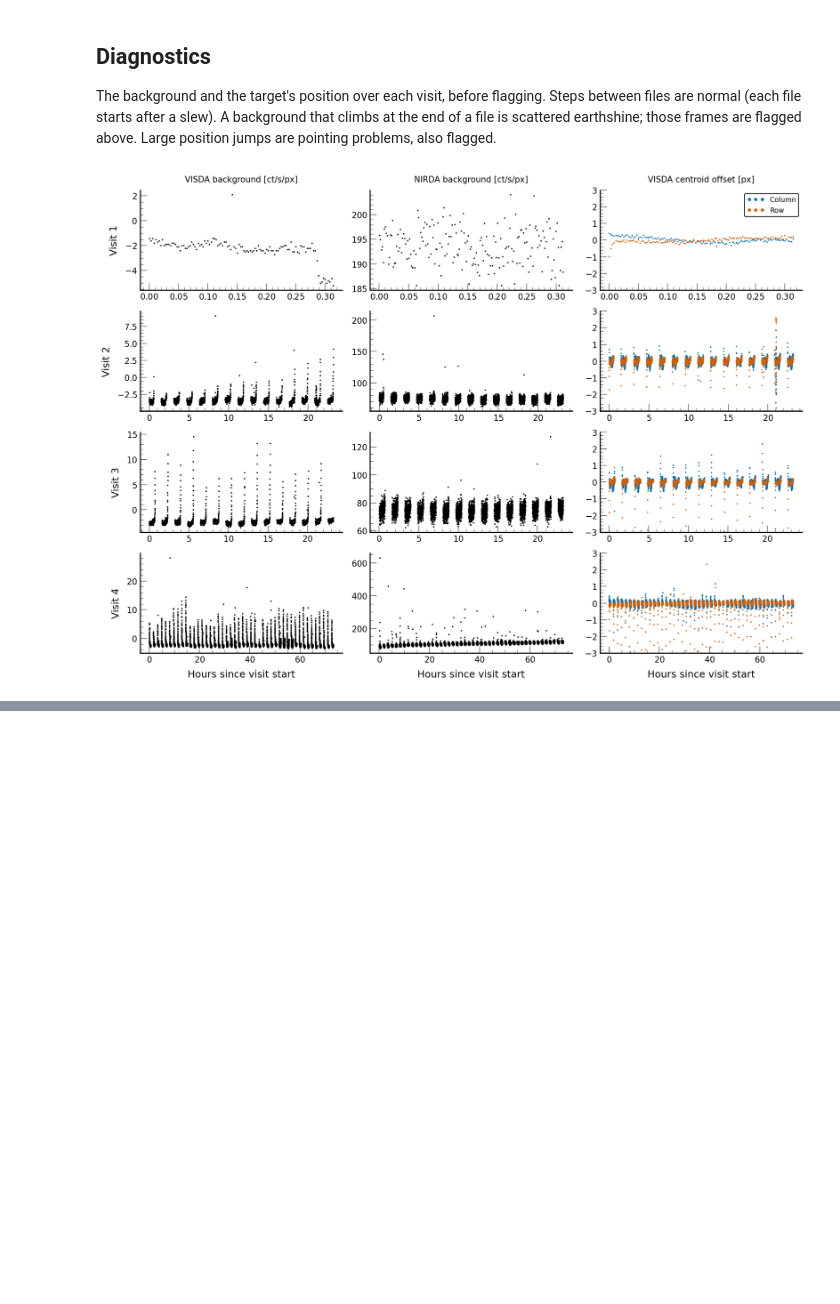
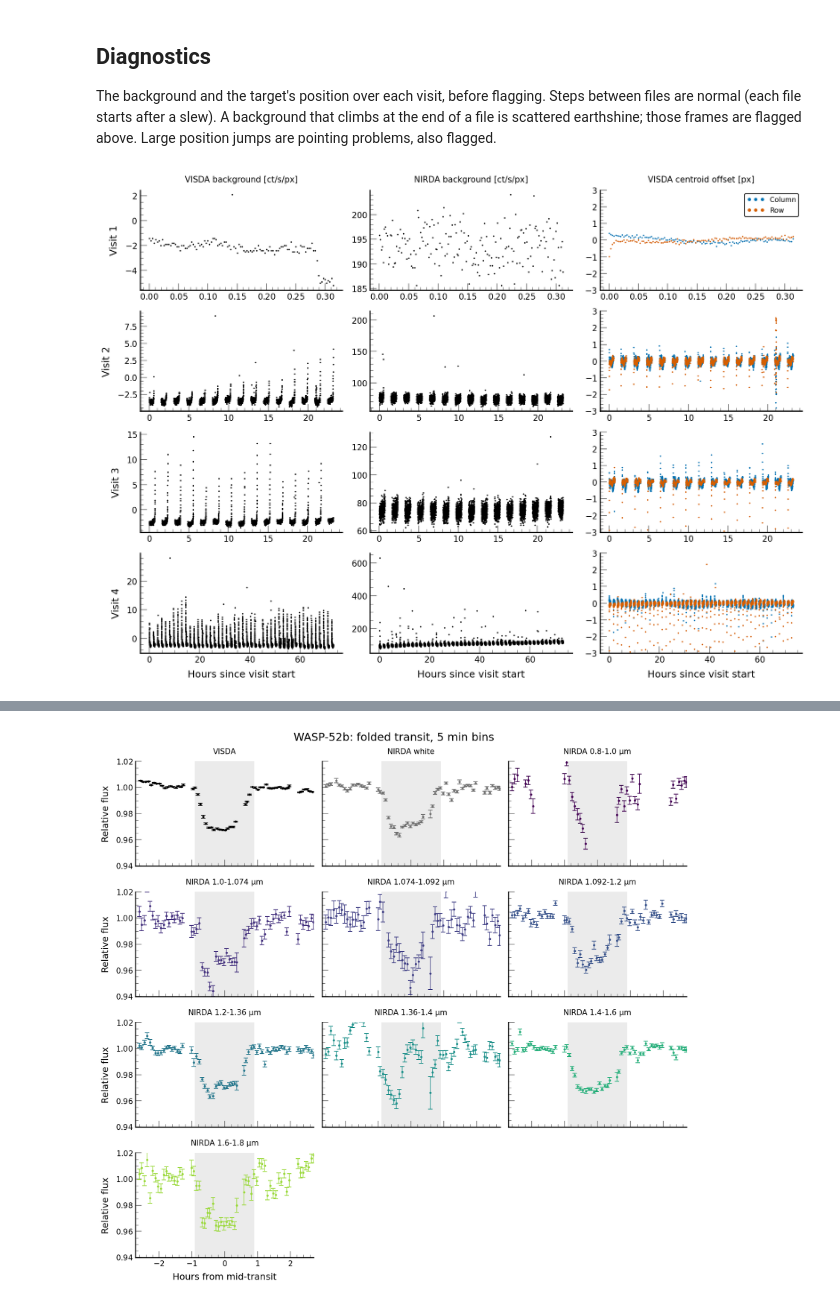
Before and after one commit to PandoraMission/pandora-fits, a Jupyter notebook: demos/03_visit_analysis.ipynb, the cells around one changed output, grey strips where cells are left out. Saved outputs shown, nothing was run; the diff lists cells and outputs as text; code cells hidden in the pictures; blank space fills up the shorter version.

```diff
--- a/demos/03_visit_analysis.ipynb
+++ b/demos/03_visit_analysis.ipynb
@@ -176,8 +193,8 @@ nirda_paths = sorted(DIRECTORY.glob("*_InfImg_*_l2.fits"))
 print(f"{len(visda_paths)} VISDA and {len(nirda_paths)} NIRDA files")
 
 visda = pd.concat([reduce_visda_file(p) for p in visda_paths])
-nirda = pd.concat([reduce_nirda_file(p) for p in nirda_paths])
-channel_columns = [c for c in nirda.columns if c.startswith("flux_")]
+nirda_files = [reduce_nirda_file(p) for p in nirda_paths]
+nirda = pd.concat([table for table, *_ in nirda_files])
 first_header = pf.open(visda_paths[0])[0].header
 target_name = first_header["TARG_ID"]
 print(f"{len(visda)} VISDA co-adds and {len(nirda)} NIRDA integrations")
@@ -495,0 +511,91 @@ NIRDA 1.50-1.65 µm            29101          551
+# %%
+def folded(table, flux_column, keep_column):
+    part = table[table[keep_column]]
+    mids = nearest_transit(part["bjd"].values)
+    return (part["bjd"].values - mids) * 24, part[flux_column].values, mids
+
+
+def box_depth(hours, flux, mids):
+    # Depth, its white-noise error and the number of transits with data in
+    # the middle of the transit.
+    duration = EPHEMERIS["duration_hours"]
+    core = np.abs(hours) < duration / 4
+    outside = np.abs(hours) > duration / 2 + TRANSIT_MARGIN_MINUTES / 60
+    if core.sum() < 10:
+        return np.nan, np.nan, 0
+    baseline = flux[outside].mean()
+    depth = 1 - flux[core].mean() / baseline
+    error = np.hypot(flux[core].std() / np.sqrt(core.sum()),
+                     flux[outside].std() / np.sqrt(outside.sum()))
+    return depth, error, np.unique(mids[core]).size
+
+
+def depth_summary(hours, flux, mids):
+    # Box depth over all transits, its white-noise error, the depth of each
+    # transit, and the error from the scatter between transits.
+    depth, white_error, _ = box_depth(hours, flux, mids)
+    each = []
+    for mid in np.unique(mids):
+        one = mids == mid
+        if box_depth(hours[one], flux[one], mids[one])[2]:
+            each.append(box_depth(hours[one], flux[one], mids[one])[0])
+    scatter_error = (
+        np.std(each, ddof=1) / np.sqrt(len(each)) if len(each) > 1
+        else np.nan
+    )
+    # Transits counted are those with a depth of their own.
+    return dict(depth=depth, white_error=white_error,
+                scatter_error=scatter_error, transits=len(each),
+                per_transit=each)
+
+
+def short(value):
+    # 0.800 -> "0.8", 1.000 -> "1.0", 1.085 -> "1.085"
+    text = f"{value:.3f}".rstrip("0")
+    return text + "0" if text.endswith(".") else text
+
+
+# Channels in order of wavelength, colored by wavelength.
+channels = sorted(CHANNELS, key=np.mean)
+centers = np.array([np.mean(c) for c in channels])
+shades = plt.cm.viridis(
+    0.85 * (centers - centers.min()) / np.ptp(centers)
+)
+series = [("VISDA", visda, "detrended", "keep", "k"),
+          ("NIRDA white", nirda, "detrended", "keep", "0.45")]
+for (low, high), shade in zip(channels, shades):
+    column = channel_name(low, high)
+    series.append((f"NIRDA {short(low)}-{short(high)} µm", nirda,
+                   column + "_detrended", column + "_keep", shade))
+window = EPHEMERIS["duration_hours"] * 1.5 if EPHEMERIS else 0
+
+if EPHEMERIS is not None:
+    # One panel per light curve, all on the same scale.
+    ncols = 3
+    nrows = int(np.ceil(len(series) / ncols))
+    fig, axes = plt.subplots(nrows, ncols, figsize=(11, 2.6 * nrows),
+                             sharex=True, sharey=True, squeeze=False)
+    depths = []
+    for ax, (label, table, flux_column, keep_column, color) in zip(
+        axes.flat, series
+    ):
+        hours, flux, mids = folded(table, flux_column, keep_column)
+        close = np.abs(hours) < window
+        x, y, error = binned(hours[close], flux[close], BIN_MINUTES / 60)
+        ax.axvspan(-EPHEMERIS["duration_hours"] / 2,
+                   EPHEMERIS["duration_hours"] / 2, color="0.92", lw=0)
+        ax.errorbar(x, y, error, fmt=".", color=color, markersize=4)
+        ax.set_title(label, fontsize="medium")
+        depths.append(dict(light_curve=label,
+                           **depth_summary(hours, flux, mids)))
+    for ax in axes.flat[len(series):]:
+        ax.set_visible(False)
+    for ax in axes[:, 0]:
+        ax.set_ylabel("Relative flux")
+    for ax in axes[-1]:
+        ax.set_xlabel("Hours from mid-transit")
+    axes[0, 0].set(xlim=(-window, window), ylim=(0.94, 1.02))
+    fig.suptitle(f"{target_name}: folded transit, {BIN_MINUTES} min bins")
+    plt.show()
+# %% [output]
+[figure, added]
```
Also changed, not shown: parts of 12 cells of this notebook, 3 other files.
